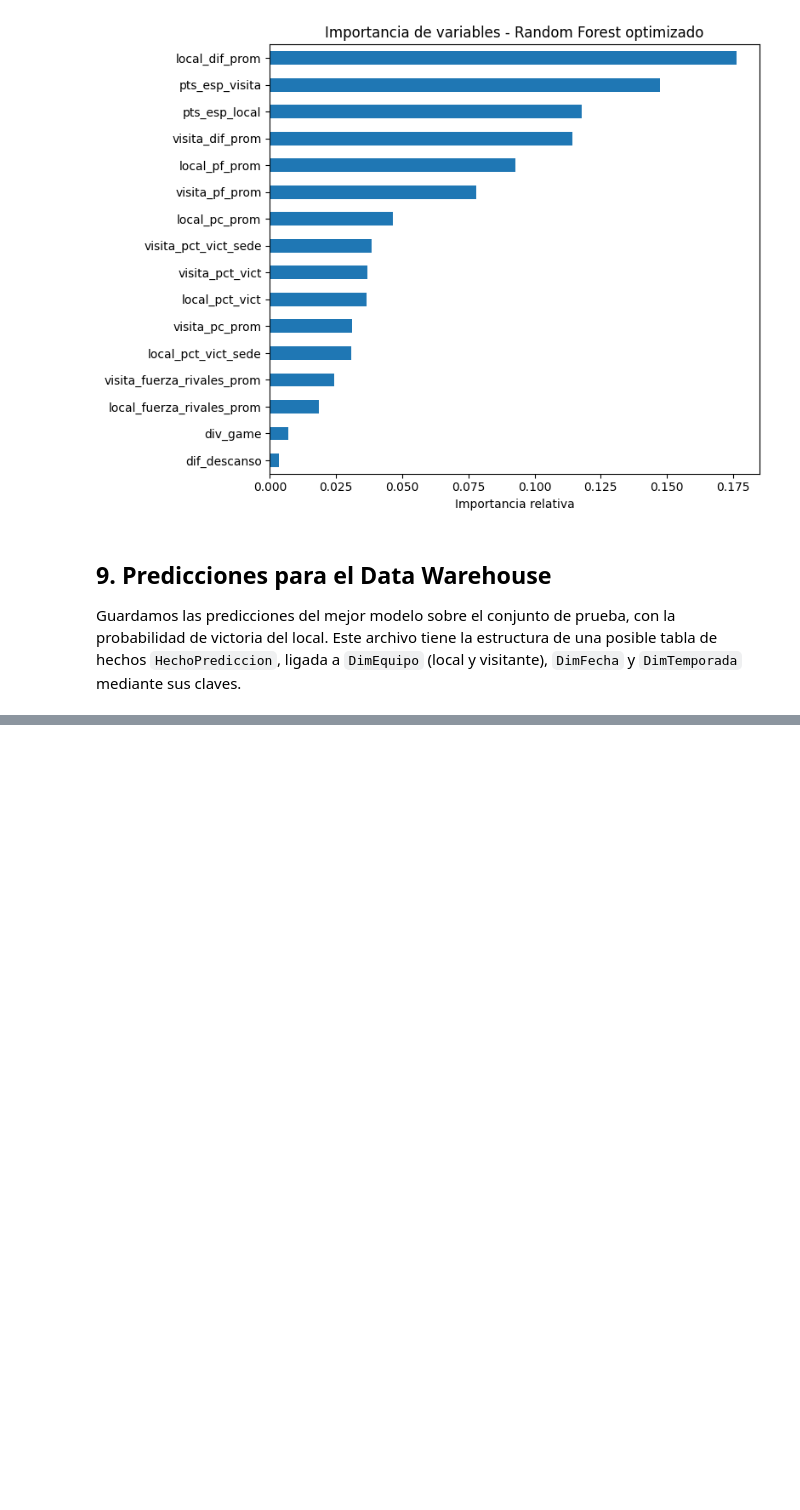
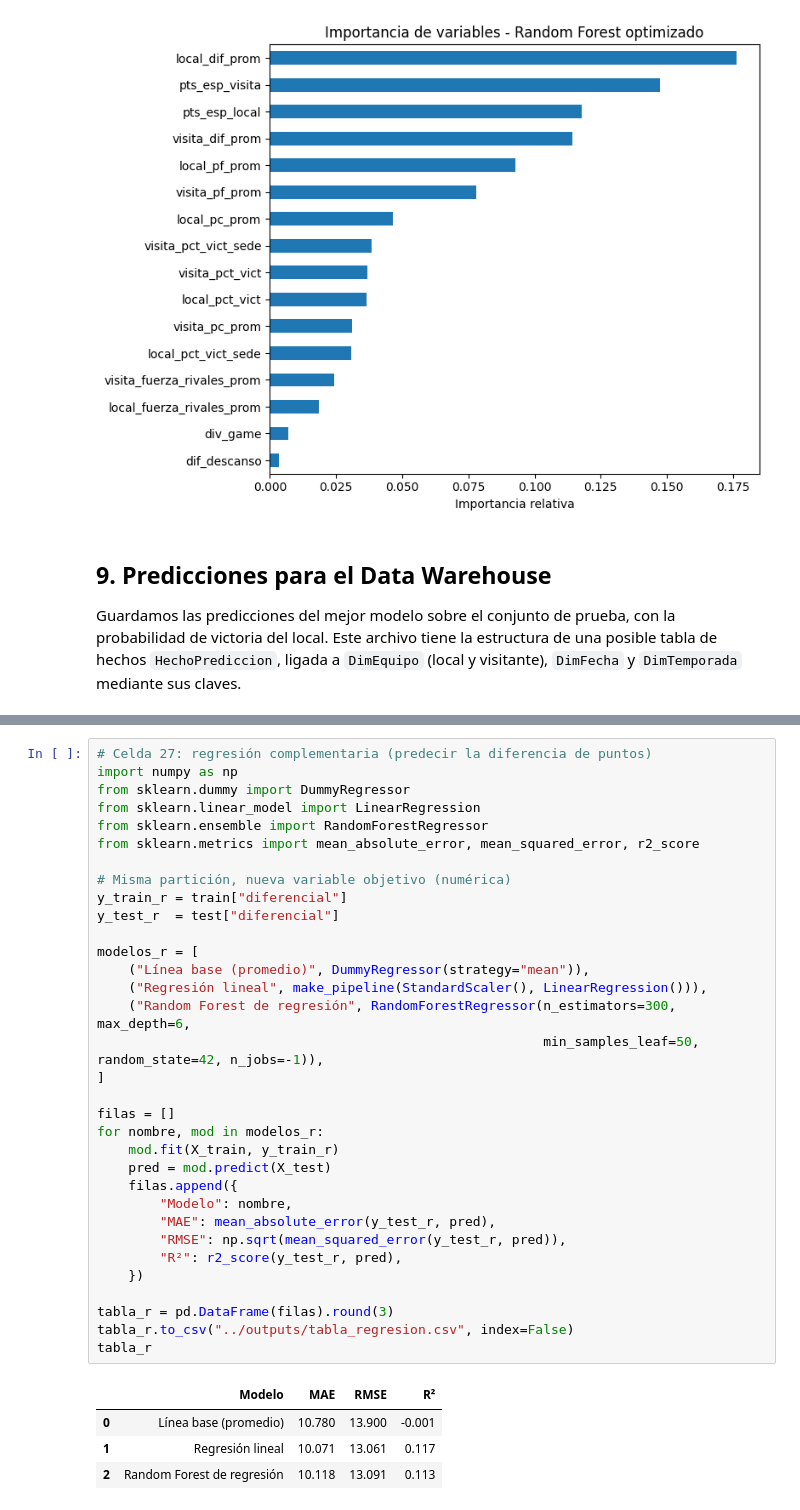
Before and after one commit to Haisky98/SaberU2_ECBD-DRD, a Jupyter notebook: U3_supervisado/notebooks/analisis_supervisado.ipynb, the cells around one changed output, grey strips where cells are left out. Drawn from its saved outputs; the diff is of its cells as text; blank space fills up the shorter version.

Commit message:
Outupts del Modelo

```diff
--- a/U3_supervisado/notebooks/analisis_supervisado.ipynb
+++ b/U3_supervisado/notebooks/analisis_supervisado.ipynb
@@ -750,0 +761,38 @@ predicciones.head()
+# %%
+# Celda 27: regresión complementaria (predecir la diferencia de puntos)
+import numpy as np
+from sklearn.dummy import DummyRegressor
+from sklearn.linear_model import LinearRegression
+from sklearn.ensemble import RandomForestRegressor
+from sklearn.metrics import mean_absolute_error, mean_squared_error, r2_score
+
+# Misma partición, nueva variable objetivo (numérica)
+y_train_r = train["diferencial"]
+y_test_r  = test["diferencial"]
+
+modelos_r = [
+    ("Línea base (promedio)", DummyRegressor(strategy="mean")),
+    ("Regresión lineal", make_pipeline(StandardScaler(), LinearRegression())),
+    ("Random Forest de regresión", RandomForestRegressor(n_estimators=300, max_depth=6,
+                                                         min_samples_leaf=50, random_state=42, n_jobs=-1)),
+]
+
+filas = []
+for nombre, mod in modelos_r:
+    mod.fit(X_train, y_train_r)
+    pred = mod.predict(X_test)
+    filas.append({
+        "Modelo": nombre,
+        "MAE": mean_absolute_error(y_test_r, pred),
+        "RMSE": np.sqrt(mean_squared_error(y_test_r, pred)),
+        "R²": r2_score(y_test_r, pred),
+    })
+
+tabla_r = pd.DataFrame(filas).round(3)
+tabla_r.to_csv("../outputs/tabla_regresion.csv", index=False)
+tabla_r
+# %% [output]
+|  | Modelo | MAE | RMSE | R² |
+| 0 | Línea base (promedio) | 10.780 | 13.900 | -0.001 |
+| 1 | Regresión lineal | 10.071 | 13.061 | 0.117 |
+| 2 | Random Forest de regresión | 10.118 | 13.091 | 0.113 |
```
Also changed, not shown: parts of 1 cell of this notebook, 3 other files.
